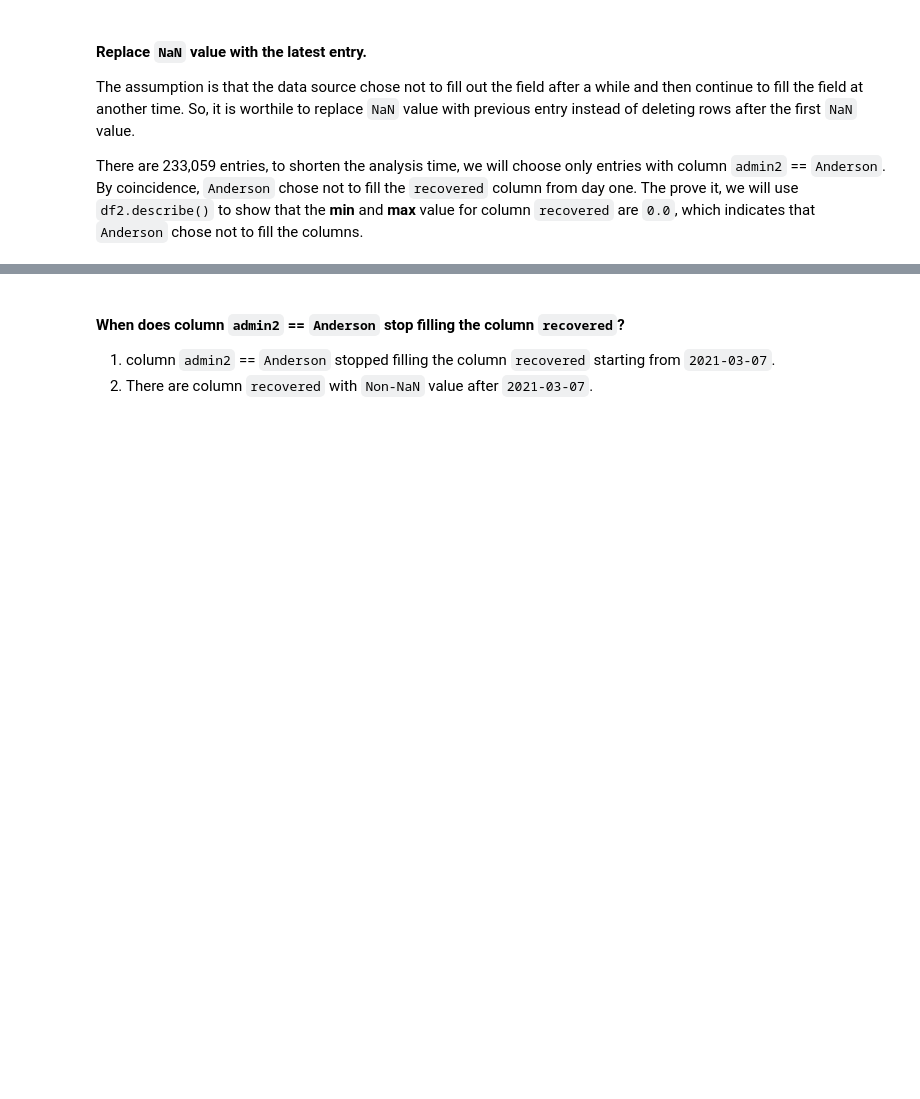
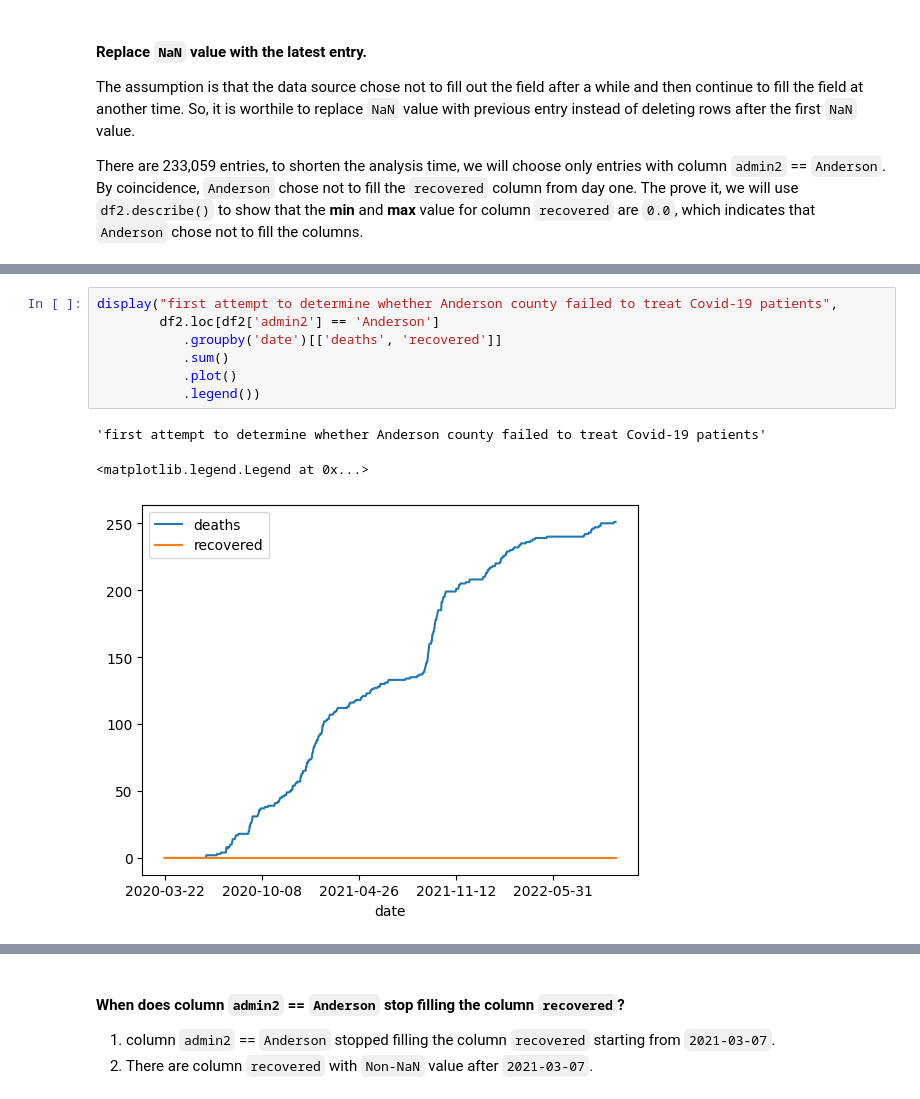
Before and after one commit to jasonrichdarmawan/p0-g1, a Jupyter notebook: h8dsft_P0W1_jason_rich_darmawan_onggo_putra.ipynb, the cells around one changed output, grey strips where cells are left out. Cells and saved outputs as stored; diff of their text form; blank space fills up the shorter version.

```diff
--- a/h8dsft_P0W1_jason_rich_darmawan_onggo_putra.ipynb
+++ b/h8dsft_P0W1_jason_rich_darmawan_onggo_putra.ipynb
@@ -219,0 +397,11 @@ df2 = df.sort_values(['admin2', 'date']).copy()
+# %%
+display("first attempt to determine whether Anderson county failed to treat Covid-19 patients",
+        df2.loc[df2['admin2'] == 'Anderson']
+           .groupby('date')[['deaths', 'recovered']]
+           .sum()
+           .plot()
+           .legend())
+# %% [output]
+'first attempt to determine whether Anderson county failed to treat Covid-19 patients'
+<matplotlib.legend.Legend at 0x...>
+[figure, added]
```
Also changed, not shown: parts of 15 cells of this notebook.
